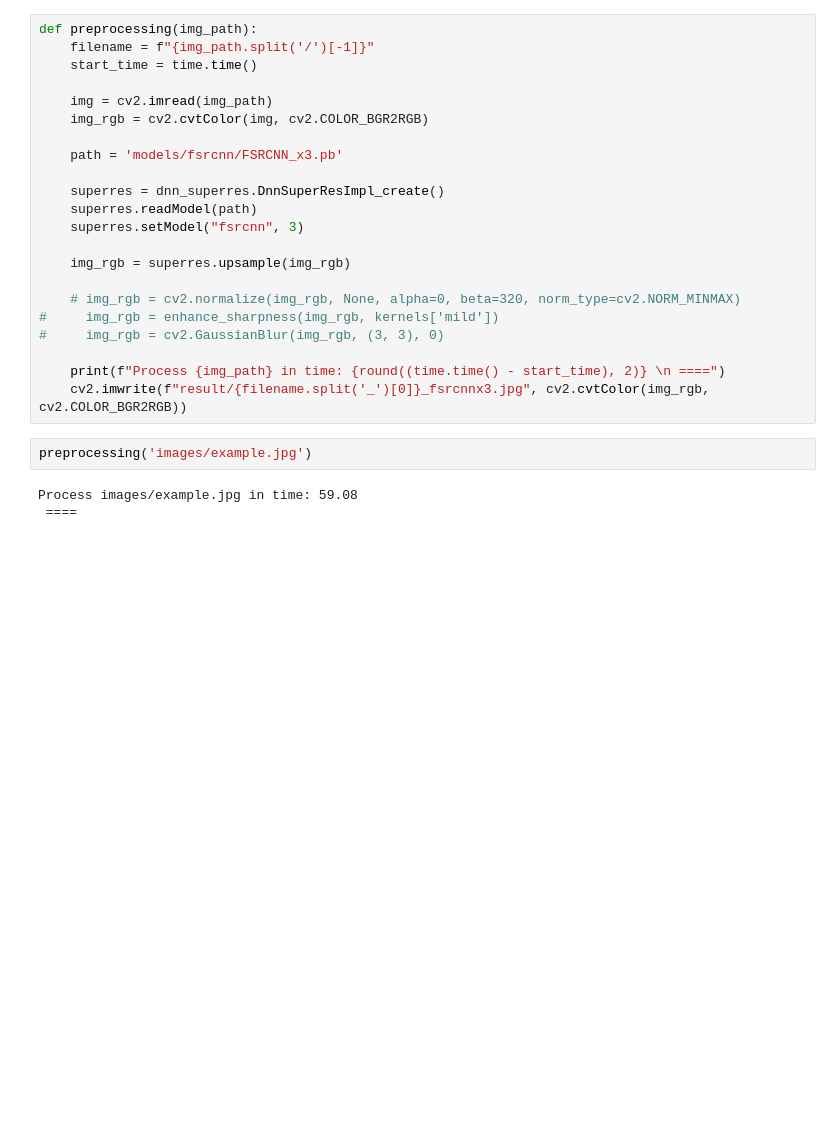
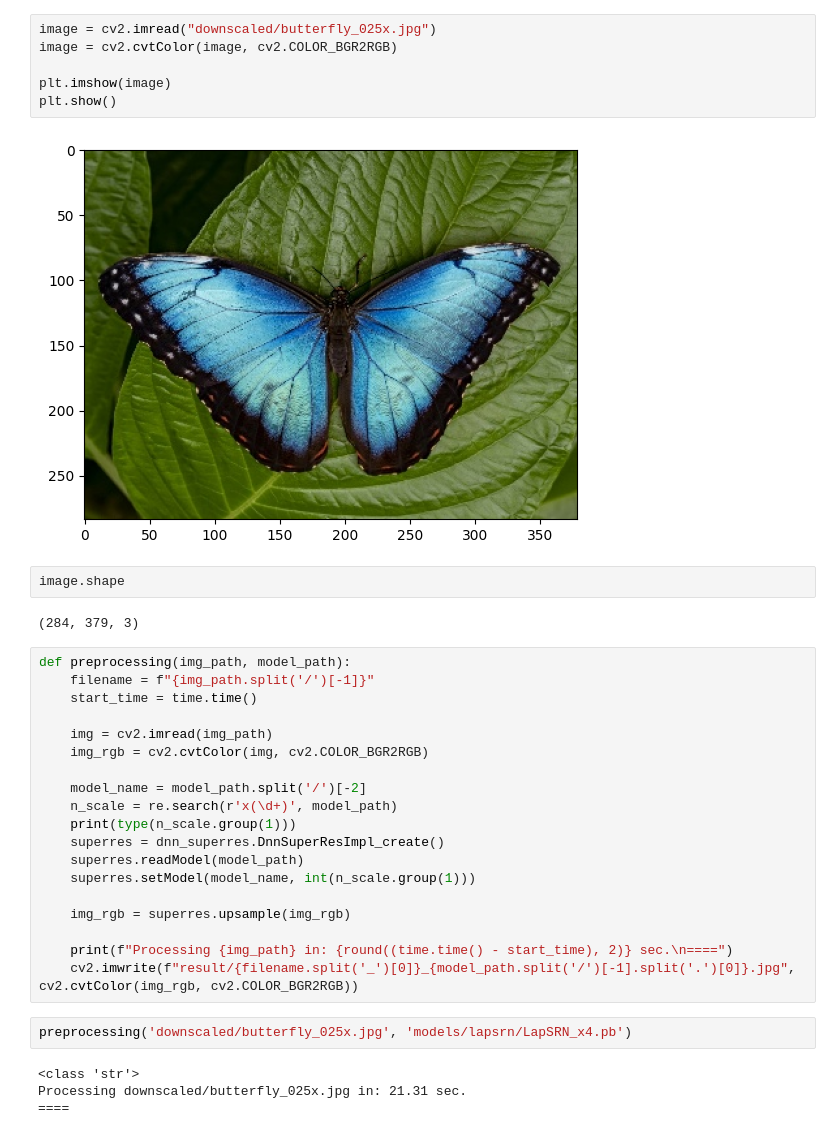
Before and after one commit to thisilfa/image-enhancement, a Jupyter notebook: image_super_resolution.ipynb, the cells around one changed output. Cells and saved outputs as stored; diff of their text form; blank space fills up the shorter version.

```diff
--- a/image_super_resolution.ipynb
+++ b/image_super_resolution.ipynb
@@ -32,27 +44,37 @@ prepare_data("images", "downscaled")
+# %%
+image = cv2.imread("downscaled/butterfly_025x.jpg")
+image = cv2.cvtColor(image, cv2.COLOR_BGR2RGB)
+
+plt.imshow(image)
+plt.show()
+# %% [output]
+[figure, added]
+# %%
+image.shape
+# %% [output]
+(284, 379, 3)
 # %%
-def preprocessing(img_path):
+def preprocessing(img_path, model_path):
     filename = f"{img_path.split('/')[-1]}"
     start_time = time.time()
 
     img = cv2.imread(img_path)
     img_rgb = cv2.cvtColor(img, cv2.COLOR_BGR2RGB)
 
-    path = 'models/fsrcnn/FSRCNN_x3.pb'
-
+    model_name = model_path.split('/')[-2]
+    n_scale = re.search(r'x(\d+)', model_path)
+    print(type(n_scale.group(1)))
     superres = dnn_superres.DnnSuperResImpl_create()
-    superres.readModel(path)
-    superres.setModel("fsrcnn", 3)
+    superres.readModel(model_path)
+    superres.setModel(model_name, int(n_scale.group(1)))
 
     img_rgb = superres.upsample(img_rgb)
 
-    # img_rgb = cv2.normalize(img_rgb, None, alpha=0, beta=320, norm_type=cv2.NORM_MINMAX)
-#     img_rgb = enhance_sharpness(img_rgb, kernels['mild'])
-#     img_rgb = cv2.GaussianBlur(img_rgb, (3, 3), 0)
-
-    print(f"Process {img_path} in time: {round((time.time() - start_time), 2)} \n ====")
-    cv2.imwrite(f"result/{filename.split('_')[0]}_fsrcnnx3.jpg", cv2.cvtColor(img_rgb, cv2.COLOR_BGR2RGB))
+    print(f"Processing {img_path} in: {round((time.time() - start_time), 2)} sec.\n====")
+    cv2.imwrite(f"result/{filename.split('_')[0]}_{model_path.split('/')[-1].split('.')[0]}.jpg", cv2.cvtColor(img_rgb, cv2.COLOR_BGR2RGB))
-# %%
-preprocessing('images/example.jpg')
-# %% [output]
-Process images/example.jpg in time: 59.08
- ====
+# %%
+preprocessing('downscaled/butterfly_025x.jpg', 'models/lapsrn/LapSRN_x4.pb')
+# %% [output]
+<class 'str'>
+Processing downscaled/butterfly_025x.jpg in: 21.31 sec.
+====
```
Also changed, not shown: parts of 6 cells of this notebook, 1 other file.
